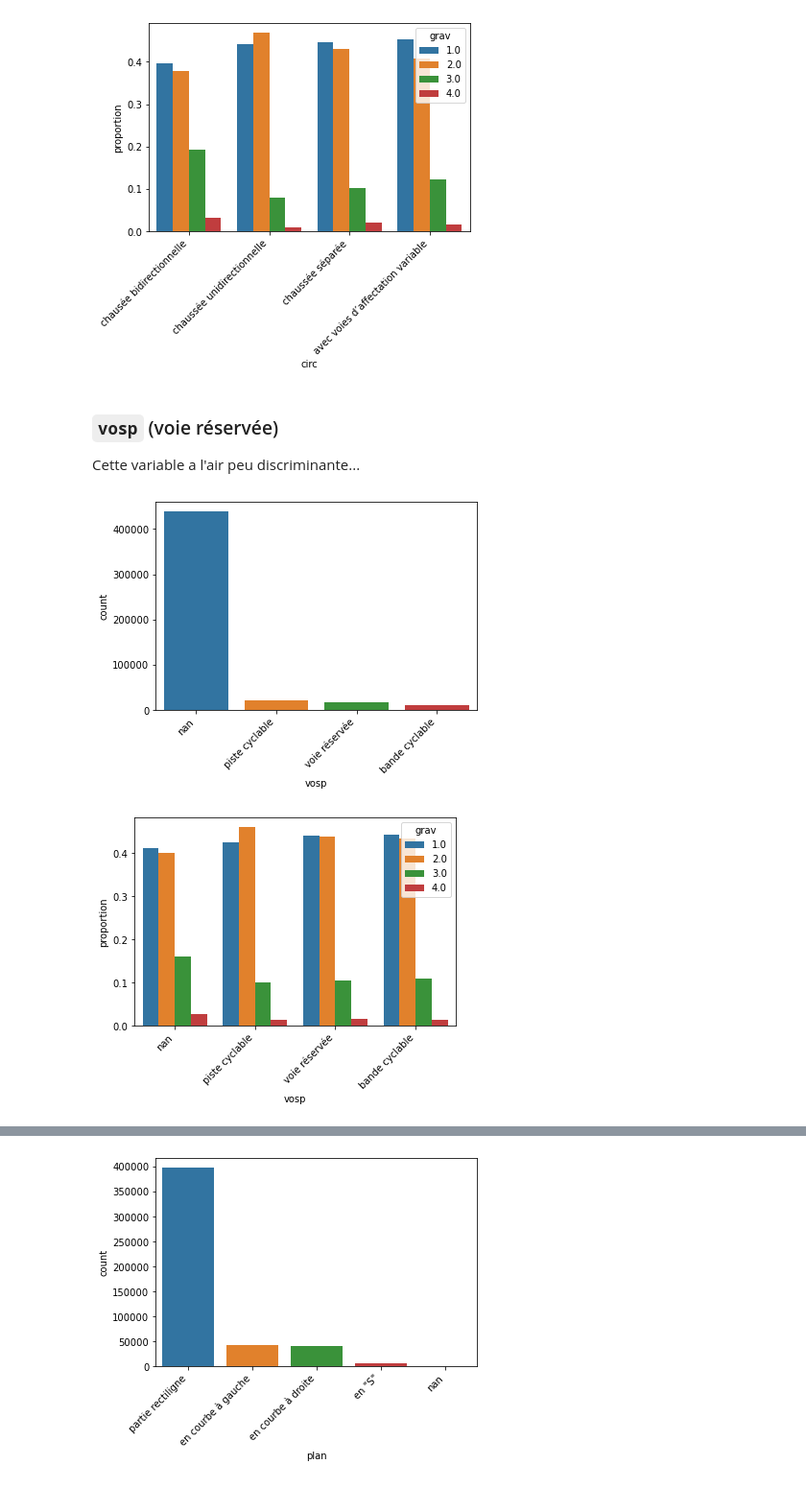
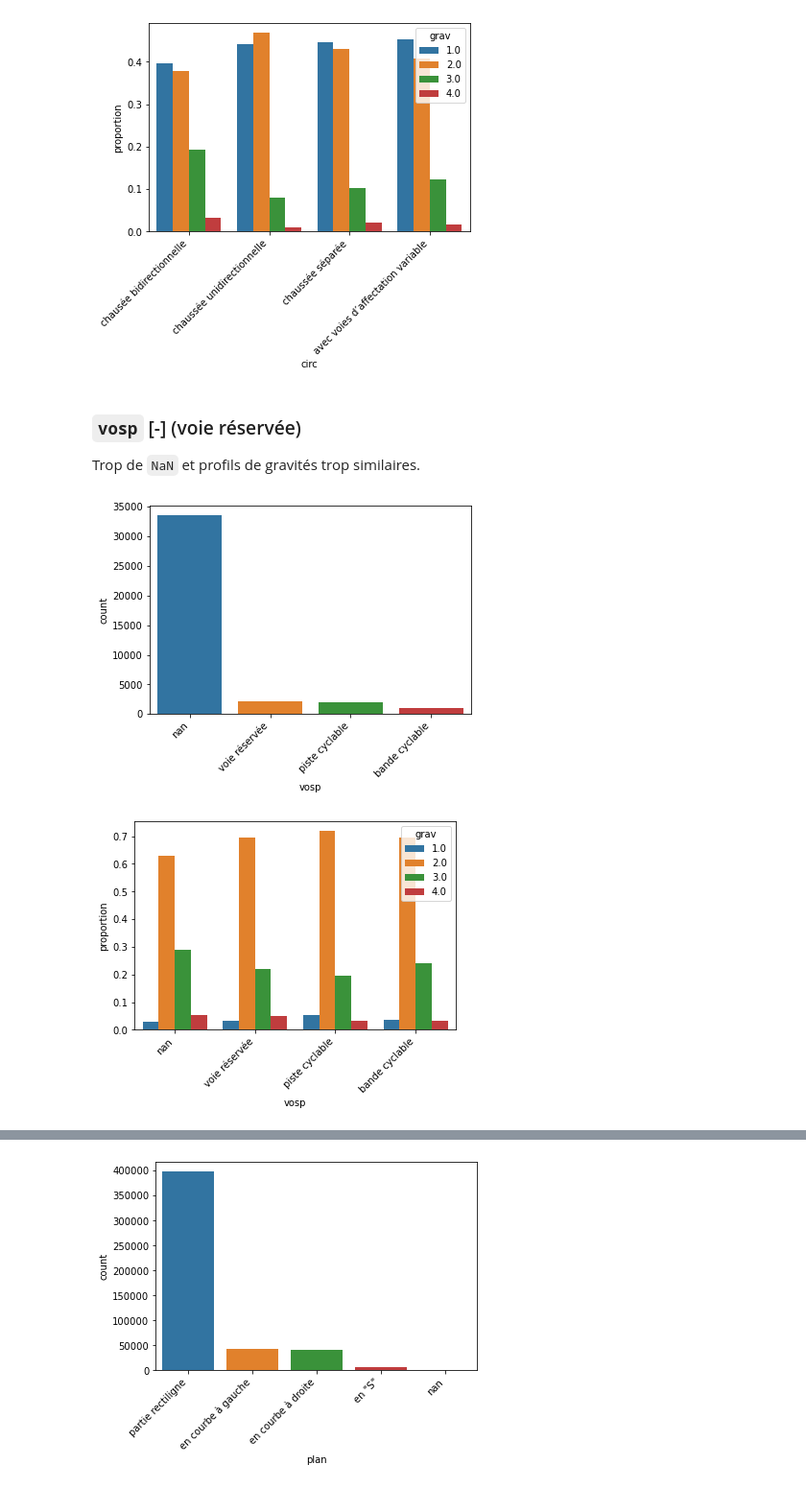
Before and after one commit to antoine-palazz/Projet_Python_ENSAE_2A, a Jupyter notebook: scripts/eda.ipynb, the cells around one changed output, grey strips where cells are left out. Shown at 96% size. Saved outputs shown, nothing was run; the diff lists cells and outputs as text; code cells hidden in the pictures.

Commit message:
new graphs + éval des variables intéressantes

```diff
--- a/scripts/eda.ipynb
+++ b/scripts/eda.ipynb
@@ -132,6 +132,8 @@ df_merged["gants"] = df_merged["gants"] | df_merged["gants + airbag"]
 df_merged.drop("gants + airbag", axis=1, inplace=True)
 # %%
 df_merged.replace(-1, np.nan, inplace=True)
+df_merged.replace("-1", np.nan, inplace=True)
+df_merged.replace(" -1", np.nan, inplace=True)
 # %% [markdown]
 On recode la gravité pour qu'elle soit "croissante".
 # %%
@@ -196 +200,4 @@ Description des variables
+# %%
+df_non_pieton = df_merged[df_merged["catu"]!="piéton"]
+df_pieton = df_merged[df_merged["catu"]=="piéton"]
 # %% [markdown]
@@ -448,19 +518,19 @@ plt.xticks(rotation=45, ha='right')
 plt.show()
 # %% [output]
 [figure]
-# %% [markdown]
-### `vosp` (voie réservée)
-
-Cette variable a l'air peu discriminante...
+# %% [markdown]
+### `vosp` [-] (voie réservée)
+
+Trop de `NaN` et profils de gravités trop similaires.
 # %%
 var = "vosp"
-df_fill_na = df_merged.copy()
+df_fill_na = df_pieton.copy()
 df_fill_na[var].fillna("nan", inplace=True)
 sns.countplot(data=df_fill_na, x=var, order=df_fill_na[var].value_counts().index)
 plt.xticks(rotation=45, ha='right')
 plt.show()
 # %% [output]
-[figure, old version]
+[figure, new version]
 # %%
 var = "vosp"
 proportions = df_fill_na.groupby(var)['grav'].value_counts(normalize=True).rename('proportion').reset_index()
@@ -468,4 +538,4 @@ sns.barplot(x=var, y='proportion', hue='grav', data=proportions, order=df_fill_n
 plt.xticks(rotation=45, ha='right')
 plt.show()
 # %% [output]
-[figure, old version]
+[figure, new version]
```
Also changed, not shown: parts of 73 cells of this notebook, 1 other file.
